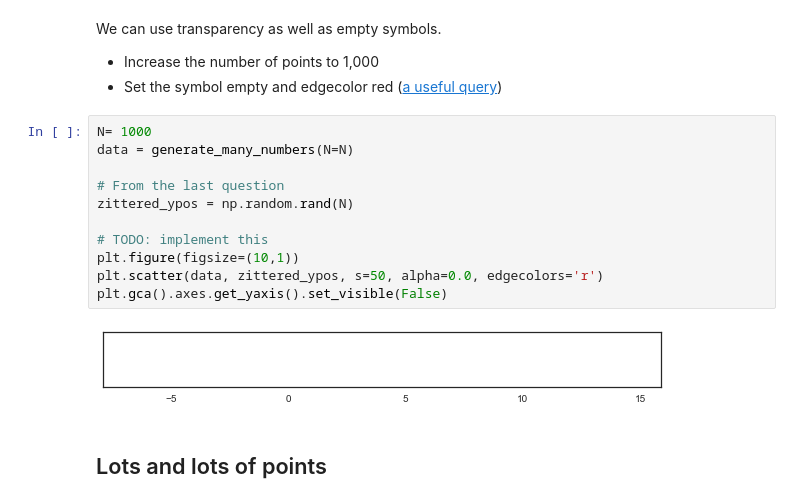
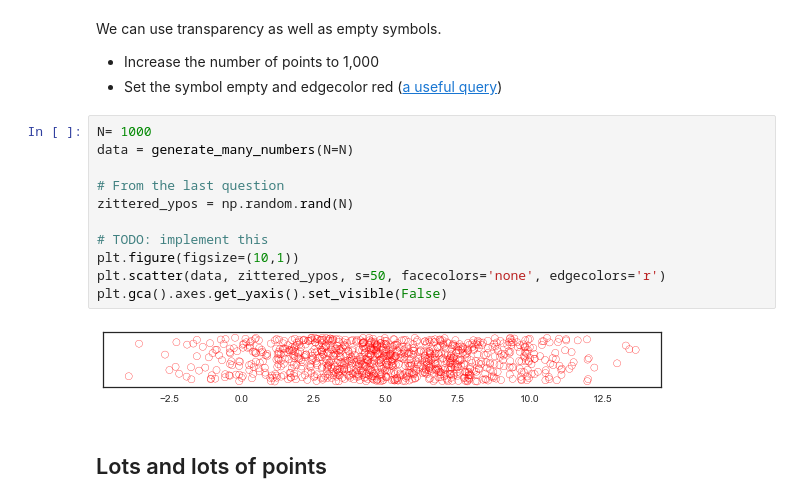
Before and after one commit to muftring/iu-datavis, a Jupyter notebook: week-05/w05_lab_uftring_michael.ipynb, the cells around one changed output. Cells and saved outputs as stored; diff of their text form.

Commit message:
Lab 5 - more scatter plot, IMDB Rating data

```diff
--- a/week-05/w05_lab_uftring_michael.ipynb
+++ b/week-05/w05_lab_uftring_michael.ipynb
@@ -112,16 +112,16 @@ We can use transparency as well as empty symbols.
 # %%
 N= 1000
 data = generate_many_numbers(N=N)
 
 # From the last question
 zittered_ypos = np.random.rand(N)
 
 # TODO: implement this
 plt.figure(figsize=(10,1))
-plt.scatter(data, zittered_ypos, s=50, alpha=0.0, edgecolors='r')
+plt.scatter(data, zittered_ypos, s=50, facecolors='none', edgecolors='r')
 plt.gca().axes.get_yaxis().set_visible(False)
 # %% [output]
-[figure, old version]
+[figure, new version]
 # %% [markdown]
 ## Lots and lots of points
 # %% [markdown]
```
Also changed, not shown: parts of 5 cells of this notebook.
